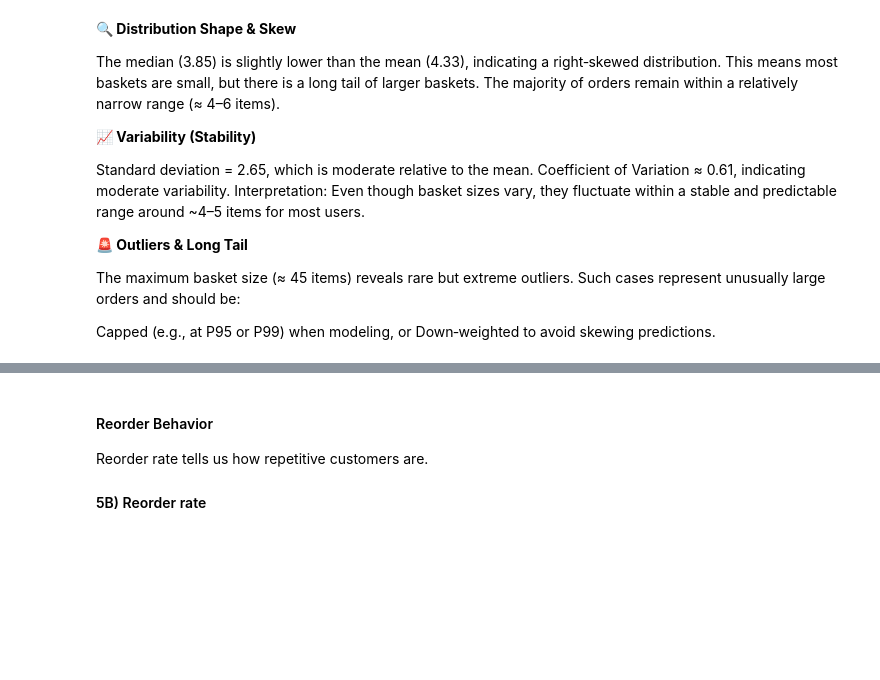
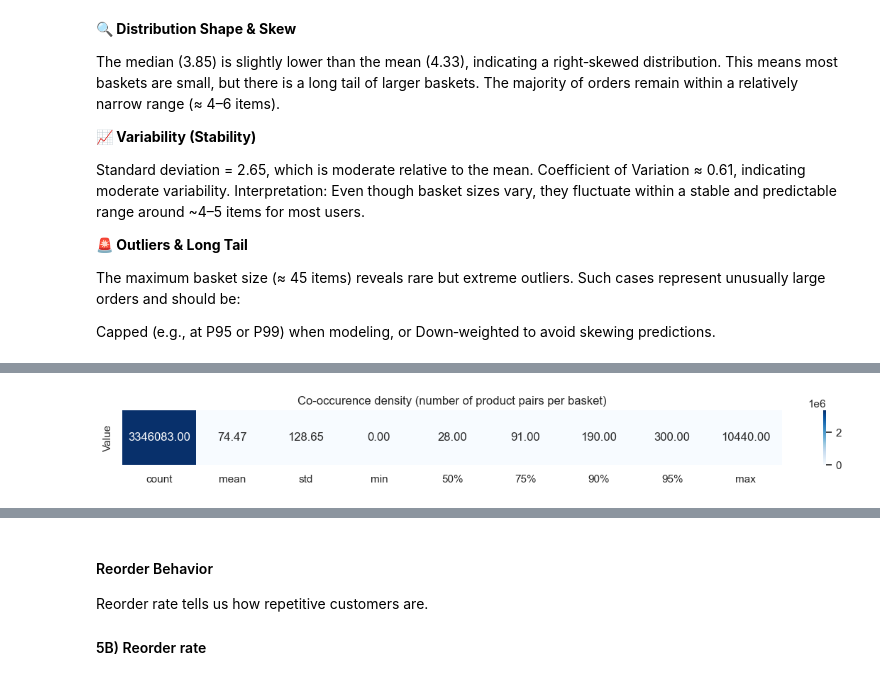
Before and after one commit to pradeepjoel/instacart-retail-project, a Jupyter notebook: notebooks/04_exploratory_data_analysis.ipynb, the cells around one changed output, grey strips where cells are left out. Cells and saved outputs as stored; diff of their text form; code cells hidden in the pictures; blank space fills up the shorter version.

```diff
--- a/notebooks/04_exploratory_data_analysis.ipynb
+++ b/notebooks/04_exploratory_data_analysis.ipynb
@@ -455,0 +638,10 @@ Down‑weighted to avoid skewing predictions.
+# %%
+pair_counts = basket_size * (basket_size - 1) / 2
+
+pair_counts.describe(percentiles=[0.5,0.75,0.9,0.95])
+plt.figure(figsize=(15,1))
+sns.heatmap(pair_counts.describe(percentiles=[0.5,0.75,0.9,0.95]).to_frame("Value").T, annot=True, fmt=".2f", cmap="Blues")
+plt.title("Co-occurence density (number of product pairs per basket)")
+plt.show()
+# %% [output]
+[figure, added]
```
Also changed, not shown: parts of 33 cells of this notebook.
